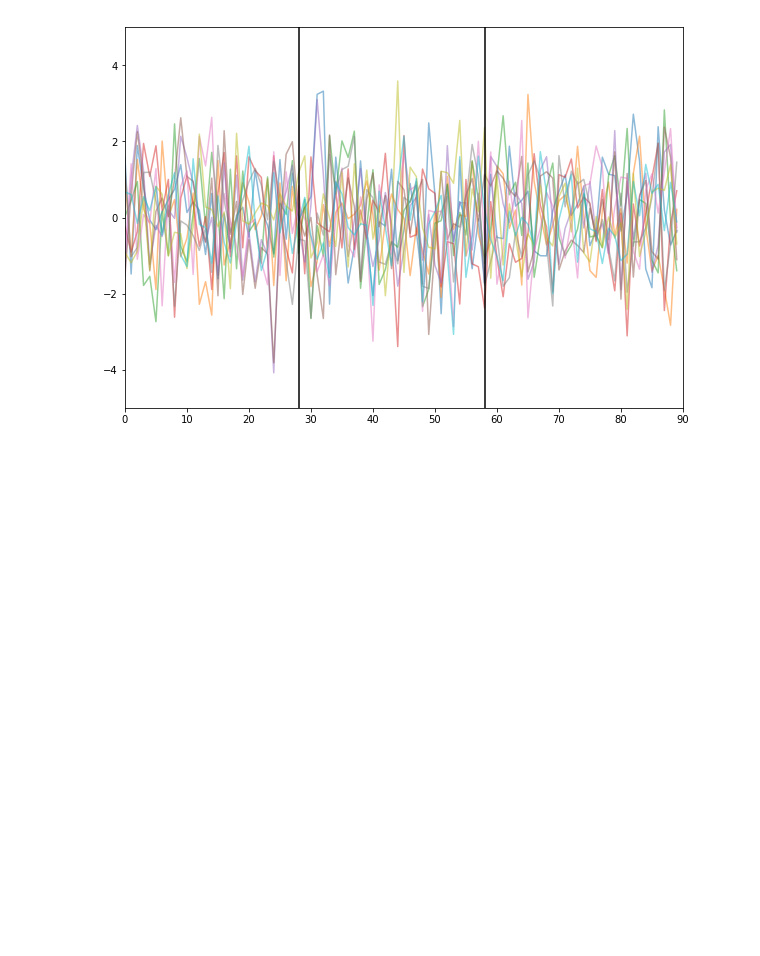
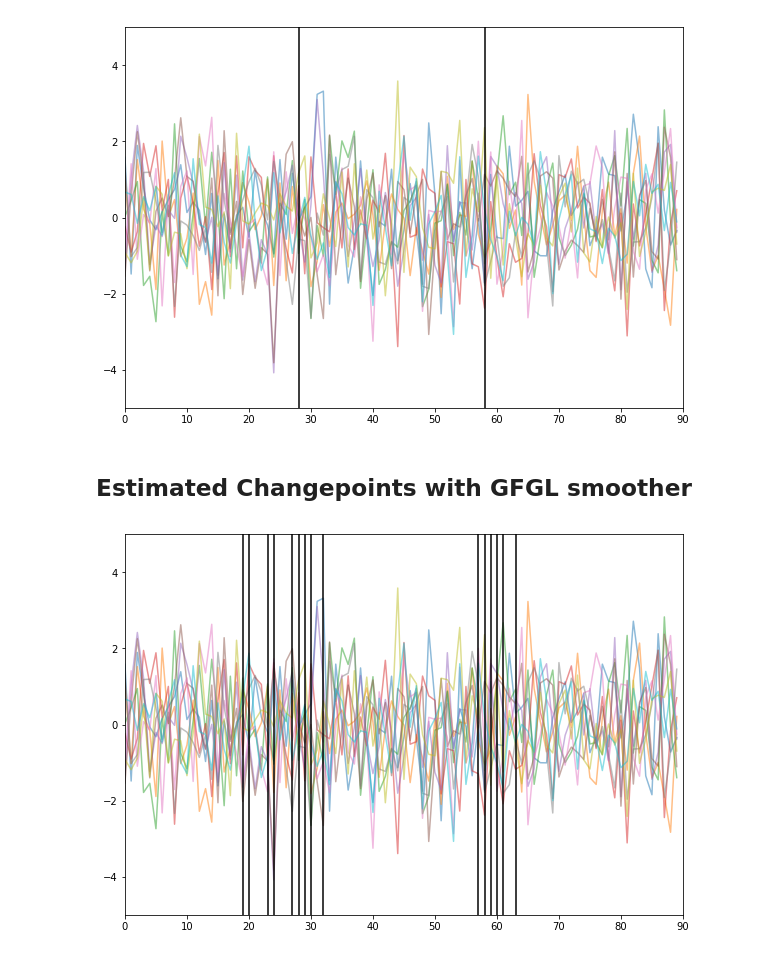
Before and after one commit to GlooperLabs/GraphTime, a Jupyter notebook: Example.ipynb, the cells around one changed output. Drawn from its saved outputs; the diff is of its cells as text; code cells hidden in the pictures; blank space fills up the shorter version.

```diff
--- a/Example.ipynb
+++ b/Example.ipynb
@@ -23,15 +21,0 @@ def get_edges(G, eps, P=None):
-# %%
-def get_change_points(Theta, eps, T=None, P=None):
-    # calculate histogram of change points of T adjacency matrices
-    T = T or Theta.shape[0]
-    P = P or Theta.shape[1]
-    # difference between consecutive adjacency matrices
-    Delta_Theta = np.diff(Theta, axis=0)
-    return [len(get_edges(G, eps, P)) for G in Delta_Theta]
-# %%
-def plot_data_with_cps(data, cps, ymin, ymax):
-    plt.plot(data, alpha=0.5)
-    for cp in cps:
-        plt.plot([cp, cp], [ymin, ymax], 'k-')
-    plt.axis([0, len(data), ymin, ymax], 'k-')
-    plt.show()
@@ -48,12 +34,16 @@ smoother = 'GFGL'
 tol = 1e-4
 max_iter = 500
 gammas = [1, 1, 1] # gamma_V1, gamma_V2, gamma_W
-lambda1G = 0.5
-lambda2G = 30
+lambda1G = 0.15
+lambda2G = 25
 lambda1I = 0.25
 lambda2I = 2
-
-#... run Est_Graph = gtADMM(y, lambda1G, lambda2G, opt)
-# change_points --> plot stuff
-# afterwards the same for
-smoother = 'IFGL'
+# %% [markdown]
+## Estimated Changepoints with GFGL smoother
+# %%
+Theta, sparse_Theta, n_iter, eps_primal, eps_dual = gtADMM(y, lambda1G, lambda2G, gammas[0], gammas[1], gammas[2], max_iter, tol, smoother, verbose)
+change_point_hist = get_change_points(sparse_Theta, 0.01, T, P)
+change_points = [i for i, cp in enumerate(change_point_hist) if cp > 0]
+plot_data_with_cps(y, change_points, ymin=-5, ymax=5)
+# %% [output]
+[figure, added]
```
Also changed, not shown: parts of 6 cells of this notebook, 1 other file.
